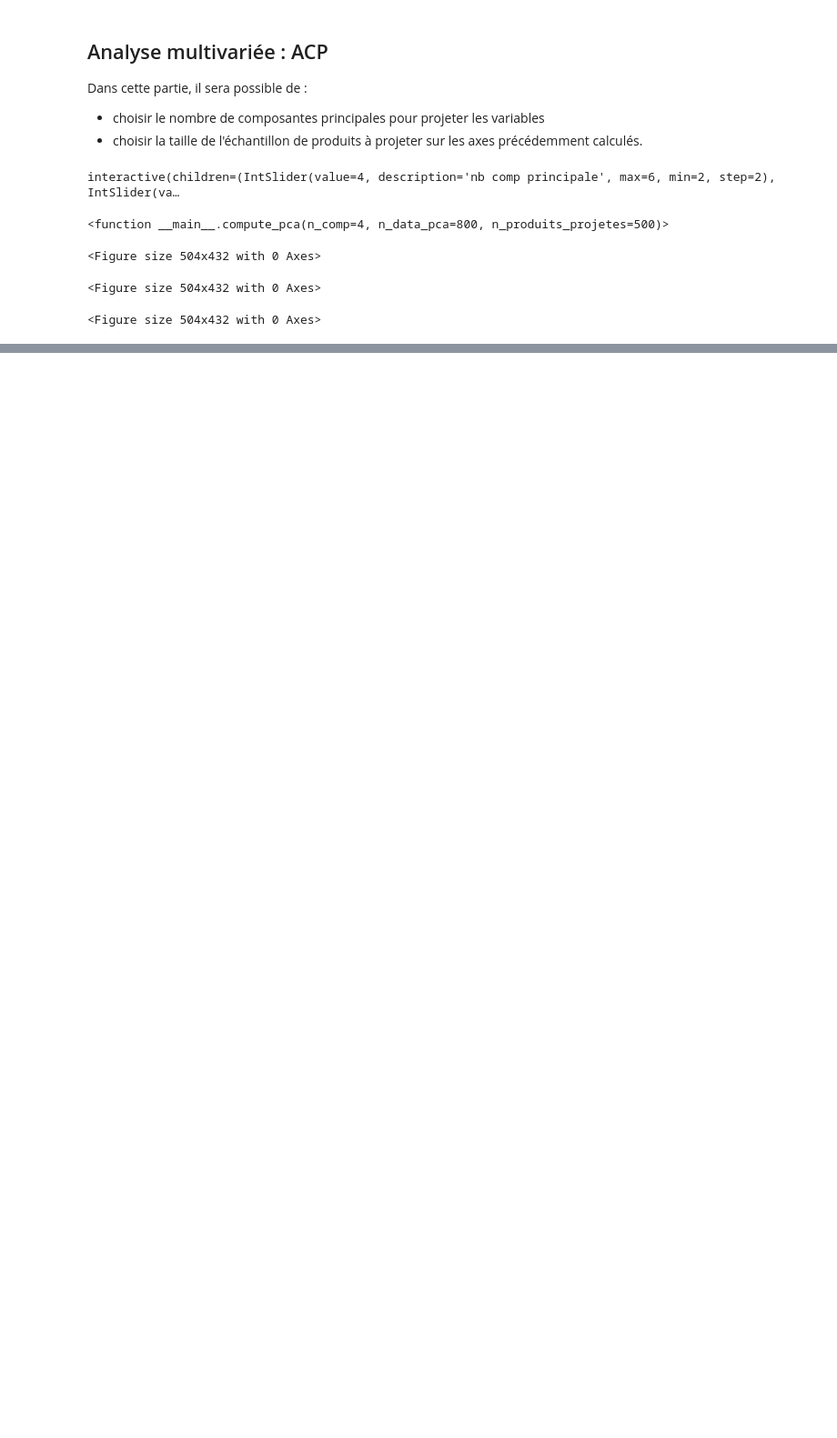
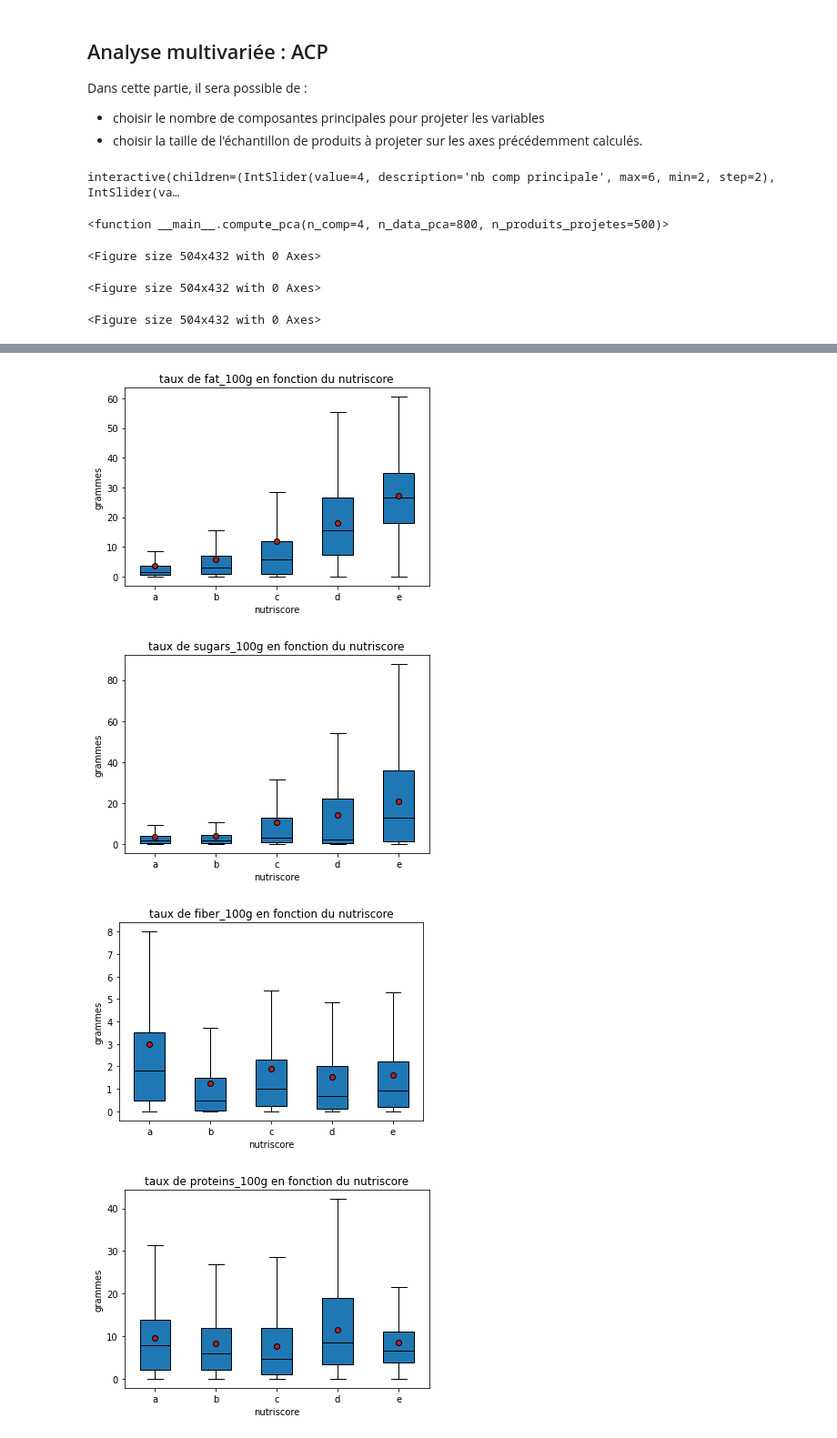
Before and after one commit to PhilippeGe/P3_Philippe_OC, a Jupyter notebook: P3_02_P3env2_dashboard.ipynb, the cells around one changed output, grey strips where cells are left out. Shown at 91% size. Cells and saved outputs as stored; diff of their text form; code cells hidden in the pictures; blank space fills up the shorter version.

```diff
--- a/P3_02_P3env2_dashboard.ipynb
+++ b/P3_02_P3env2_dashboard.ipynb
@@ -200,0 +205,59 @@ interactive(children=(IntSlider(value=4, description='nb comp principale', max=6
+# %%
+
+# Analyse de fibers et proteins quand nutriscore_grade = a,b,c,d,e Anova
+
+def plot_nutri_vs_nutriscore(data_france, nutri_element, sample_size):
+    data_for_analyse = data_france[["fat_100g", "sugars_100g", "fiber_100g", "proteins_100g","energy_100g","nutriscore_score","nutriscore_grade","product_name" ]]
+
+    data_for_analyse = data_for_analyse[~data_for_analyse["nutriscore_grade"].isna()]
+
+    sample_size=200000
+    data_for_analyse = data_for_analyse.sample(sample_size,random_state=0)
+
+    X=data_for_analyse["nutriscore_grade"] #qualitative
+    Y=data_for_analyse[nutri_element]  #quantitative
+
+    modalites=np.array(['a','b','c','d','e'])
+
+
+
+    groupes = []
+
+    for m in modalites:
+
+        groupes.append(data_for_analyse[data_for_analyse['nutriscore_grade']==m][nutri_element].dropna())
+
+    # Propriétés graphiques
+    medianprops = {'color':"black"}
+    meanprops = {'marker':'o', 'markeredgecolor':'black',
+                'markerfacecolor':'firebrick'}
+
+
+
+    plt.boxplot(groupes, labels=modalites, showfliers=False
+                 , medianprops=medianprops,
+                 vert=True, patch_artist=True, showmeans=True, meanprops=meanprops)
+    plt.title('taux de {} en fonction du nutriscore'.format(nutri_element))
+    plt.ylabel('grammes')
+    plt.xlabel('nutriscore')
+    plt.show()
+
+#########################################################################################################
+data_france_cp = data_load
+values_fiber =  data_france_cp["fiber_100g"]
+values_nutri =  data_france_cp["nutriscore_grade"]
+
+mask = (values_fiber).isna()  & ((values_nutri=='e') | (values_nutri=='e'))
+# mask= (values_fiber.isna) & (values_nutri=='d' | values_nutri=='e')
+values_fiber[mask]= 0
+data_france_cp["fiber_100g"] = values_fiber
+
+nutriment=["fat_100g", "sugars_100g", "fiber_100g", "proteins_100g"]  #,"energy_100g"
+
+for nutri in nutriment:
+    plot_nutri_vs_nutriscore(data_france_cp, nutri, 200000)   # data, nutri_element, size of sample of data
+# %% [output]
+[figure, added]
+[figure, added]
+[figure, added]
+[figure, added]
```
Also changed, not shown: parts of 2 cells of this notebook.
